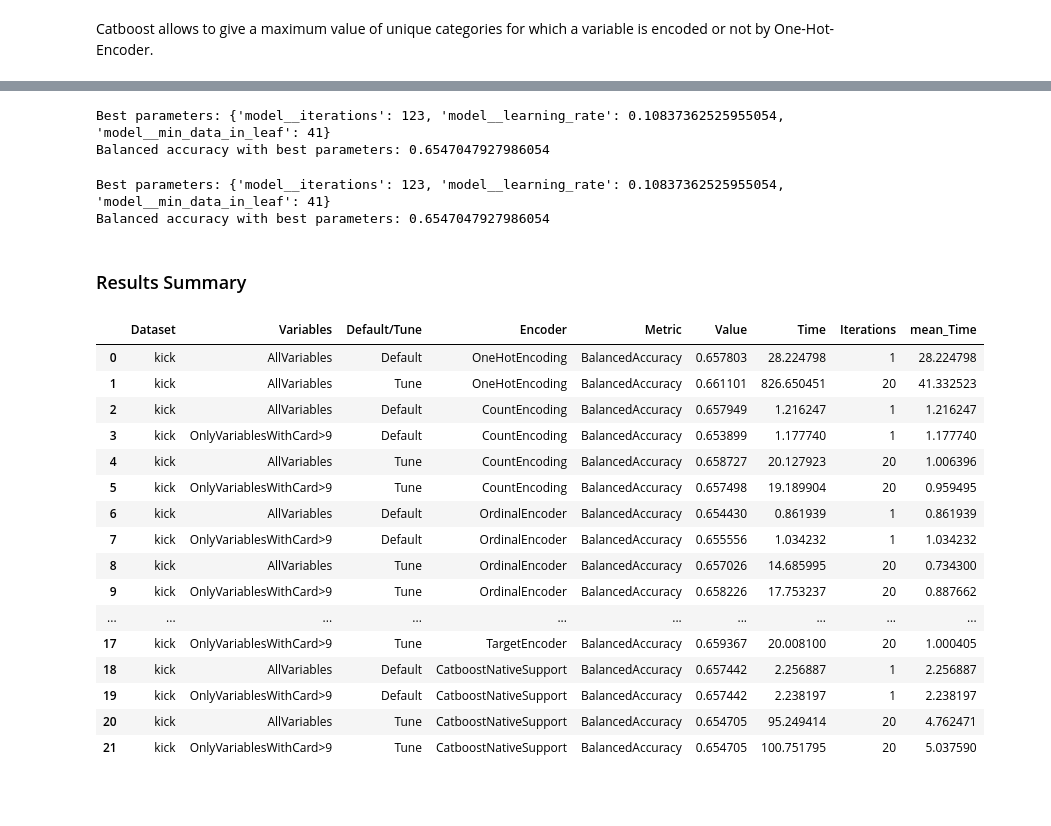
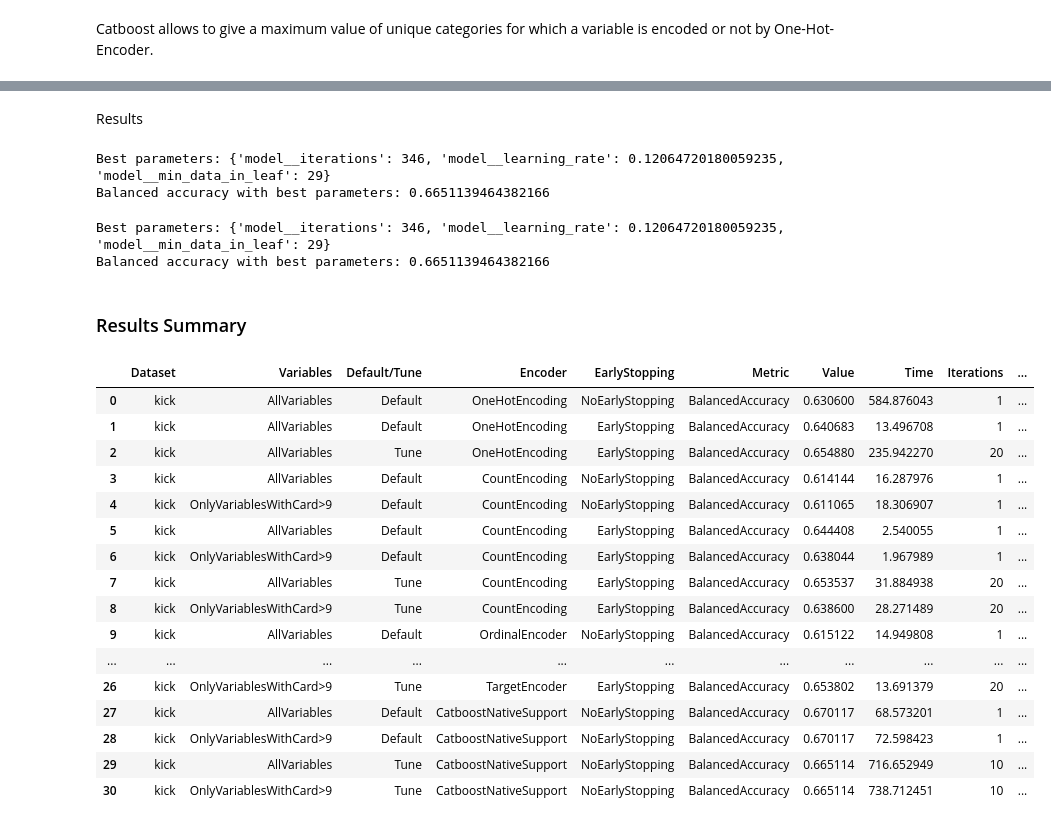
Before and after one commit to JaviNico99/MT-JNG, a Jupyter notebook: Notebooks/kick.ipynb, the cells around one changed output, grey strips where cells are left out. Drawn from its saved outputs; the diff is of its cells as text; code cells hidden in the pictures; blank space fills up the shorter version.

```diff
--- a/Notebooks/kick.ipynb
+++ b/Notebooks/kick.ipynb
@@ -1643,6 +2228,7 @@ print(f'Balanced accuracy with default parameters: {catboost_default_accuracy}')
 default_summary.append("Default")
 card_9_summary.append("AllVariables")
 encoder_summary.append("CatboostNativeSupport")
+early_stopping_summary.append("NoEarlyStopping")
 value_summary.append(catboost_default_accuracy)
 time_summary.append(catboost_default_time_taken)
 n_models_summary.append(1)
@@ -1658,6 +2244,7 @@ print(f'Balanced accuracy with default parameters: {catboost_default_accuracy9}'
 default_summary.append("Default")
 card_9_summary.append("OnlyVariablesWithCard>9")
 encoder_summary.append("CatboostNativeSupport")
+early_stopping_summary.append("NoEarlyStopping")
 value_summary.append(catboost_default_accuracy9)
 time_summary.append(catboost_default_time_taken9)
 n_models_summary.append(1)
@@ -1721,6 +2314,8 @@ RandomizedSearchCV(cv=StratifiedKFold(n_splits=3, random_state=1234, shuffle=Tru
                                         'model__learning_rate': <scipy.stats._distn_infrastructure.rv_continuous_frozen object at 0x...>,
                                         'model__min_data_in_leaf': <scipy.stats._distn_infrastructure.rv_discrete_frozen object at 0x...>},
                    random_state=1234, scoring='balanced_accuracy')
+# %% [markdown]
+Results
 # %%
 # Predict using the model with the best parameters
 y_catboost_tune_pred = catboost_tune.predict(X_test)
@@ -1737,12 +2332,13 @@ print(f'Balanced accuracy with best parameters: {catboost_tune_accuracy}')
 default_summary.append("Tune")
 card_9_summary.append("AllVariables")
 encoder_summary.append("CatboostNativeSupport")
+early_stopping_summary.append("NoEarlyStopping")
 value_summary.append(catboost_tune_accuracy)
 time_summary.append(catboost_tune_time_taken)
 n_models_summary.append(catboost_tune.n_iter)
 # %% [output]
-Best parameters: {'model__iterations': 123, 'model__learning_rate': 0.10837362525955054, 'model__min_data_in_leaf': 41}
-Balanced accuracy with best parameters: 0.6547047927986054
+Best parameters: {'model__iterations': 346, 'model__learning_rate': 0.12064720180059235, 'model__min_data_in_leaf': 29}
+Balanced accuracy with best parameters: 0.6651139464382166
 # %%
 # Predict using the model with the best parameters
 y_catboost_tune_pred9 = catboost_tune9.predict(X_test)
@@ -1759,42 +2355,44 @@ print(f'Balanced accuracy with best parameters: {catboost_tune_accuracy9}')
 default_summary.append("Tune")
 card_9_summary.append("OnlyVariablesWithCard>9")
 encoder_summary.append("CatboostNativeSupport")
+early_stopping_summary.append("NoEarlyStopping")
 value_summary.append(catboost_tune_accuracy9)
 time_summary.append(catboost_tune_time_taken9)
 n_models_summary.append(catboost_tune9.n_iter)
 # %% [output]
-Best parameters: {'model__iterations': 123, 'model__learning_rate': 0.10837362525955054, 'model__min_data_in_leaf': 41}
-Balanced accuracy with best parameters: 0.6547047927986054
+Best parameters: {'model__iterations': 346, 'model__learning_rate': 0.12064720180059235, 'model__min_data_in_leaf': 29}
+Balanced accuracy with best parameters: 0.6651139464382166
 # %% [markdown]
 ### Results Summary
 # %%
 results_summary = pd.DataFrame({"Dataset":"kick",
                                 "Variables":card_9_summary,
                                 "Default/Tune":default_summary,
                                 "Encoder":encoder_summary,
+                                "EarlyStopping":early_stopping_summary,
                                 "Metric":"BalancedAccuracy",
                                 "Value":value_summary,
                                 "Time":time_summary,
                                 "Iterations":n_models_summary})
 results_summary["mean_Time"] = (results_summary["Time"] / results_summary["Iterations"])
 results_summary
 # %% [output]
-|  | Dataset | Variables | Default/Tune | Encoder | Metric | Value | Time | Iterations | mean_Time |
-| 0 | kick | AllVariables | Default | OneHotEncoding | BalancedAccuracy | 0.657803 | 28.224798 | 1 | 28.224798 |
-| 1 | kick | AllVariables | Tune | OneHotEncoding | BalancedAccuracy | 0.661101 | 826.650451 | 20 | 41.332523 |
-| 2 | kick | AllVariables | Default | CountEncoding | BalancedAccuracy | 0.657949 | 1.216247 | 1 | 1.216247 |
-| 3 | kick | OnlyVariablesWithCard>9 | Default | CountEncoding | BalancedAccuracy | 0.653899 | 1.177740 | 1 | 1.177740 |
-| 4 | kick | AllVariables | Tune | CountEncoding | BalancedAccuracy | 0.658727 | 20.127923 | 20 | 1.006396 |
-| 5 | kick | OnlyVariablesWithCard>9 | Tune | CountEncoding | BalancedAccuracy | 0.657498 | 19.189904 | 20 | 0.959495 |
-| 6 | kick | AllVariables | Default | OrdinalEncoder | BalancedAccuracy | 0.654430 | 0.861939 | 1 | 0.861939 |
-| 7 | kick | OnlyVariablesWithCard>9 | Default | OrdinalEncoder | BalancedAccuracy | 0.655556 | 1.034232 | 1 | 1.034232 |
-| 8 | kick | AllVariables | Tune | OrdinalEncoder | BalancedAccuracy | 0.657026 | 14.685995 | 20 | 0.734300 |
-| 9 | kick | OnlyVariablesWithCard>9 | Tune | OrdinalEncoder | BalancedAccuracy | 0.658226 | 17.753237 | 20 | 0.887662 |
-| ... | ... | ... | ... | ... | ... | ... | ... | ... | ... |
-| 17 | kick | OnlyVariablesWithCard>9 | Tune | TargetEncoder | BalancedAccuracy | 0.659367 | 20.008100 | 20 | 1.000405 |
-| 18 | kick | AllVariables | Default | CatboostNativeSupport | BalancedAccuracy | 0.657442 | 2.256887 | 1 | 2.256887 |
-| 19 | kick | OnlyVariablesWithCard>9 | Default | CatboostNativeSupport | BalancedAccuracy | 0.657442 | 2.238197 | 1 | 2.238197 |
-| 20 | kick | AllVariables | Tune | CatboostNativeSupport | BalancedAccuracy | 0.654705 | 95.249414 | 20 | 4.762471 |
-| 21 | kick | OnlyVariablesWithCard>9 | Tune | CatboostNativeSupport | BalancedAccuracy | 0.654705 | 100.751795 | 20 | 5.037590 |
+|  | Dataset | Variables | Default/Tune | Encoder | EarlyStopping | Metric | Value | Time | Iterations | ... |
+| 0 | kick | AllVariables | Default | OneHotEncoding | NoEarlyStopping | BalancedAccuracy | 0.630600 | 584.876043 | 1 | ... |
+| 1 | kick | AllVariables | Default | OneHotEncoding | EarlyStopping | BalancedAccuracy | 0.640683 | 13.496708 | 1 | ... |
+| 2 | kick | AllVariables | Tune | OneHotEncoding | EarlyStopping | BalancedAccuracy | 0.654880 | 235.942270 | 20 | ... |
+| 3 | kick | AllVariables | Default | CountEncoding | NoEarlyStopping | BalancedAccuracy | 0.614144 | 16.287976 | 1 | ... |
+| 4 | kick | OnlyVariablesWithCard>9 | Default | CountEncoding | NoEarlyStopping | BalancedAccuracy | 0.611065 | 18.306907 | 1 | ... |
+| 5 | kick | AllVariables | Default | CountEncoding | EarlyStopping | BalancedAccuracy | 0.644408 | 2.540055 | 1 | ... |
+| 6 | kick | OnlyVariablesWithCard>9 | Default | CountEncoding | EarlyStopping | BalancedAccuracy | 0.638044 | 1.967989 | 1 | ... |
+| 7 | kick | AllVariables | Tune | CountEncoding | EarlyStopping | BalancedAccuracy | 0.653537 | 31.884938 | 20 | ... |
+| 8 | kick | OnlyVariablesWithCard>9 | Tune | CountEncoding | EarlyStopping | BalancedAccuracy | 0.638600 | 28.271489 | 20 | ... |
+| 9 | kick | AllVariables | Default | OrdinalEncoder | NoEarlyStopping | BalancedAccuracy | 0.615122 | 14.949808 | 1 | ... |
+| ... | ... | ... | ... | ... | ... | ... | ... | ... | ... | ... |
+| 26 | kick | OnlyVariablesWithCard>9 | Tune | TargetEncoder | EarlyStopping | BalancedAccuracy | 0.653802 | 13.691379 | 20 | ... |
+| 27 | kick | AllVariables | Default | CatboostNativeSupport | NoEarlyStopping | BalancedAccuracy | 0.670117 | 68.573201 | 1 | ... |
+| 28 | kick | OnlyVariablesWithCard>9 | Default | CatboostNativeSupport | NoEarlyStopping | BalancedAccuracy | 0.670117 | 72.598423 | 1 | ... |
+| 29 | kick | AllVariables | Tune | CatboostNativeSupport | NoEarlyStopping | BalancedAccuracy | 0.665114 | 716.652949 | 10 | ... |
+| 30 | kick | OnlyVariablesWithCard>9 | Tune | CatboostNativeSupport | NoEarlyStopping | BalancedAccuracy | 0.665114 | 738.712451 | 10 | ... |
 # %%
 results_summary.to_excel("kick_results.xlsx")
```
Also changed, not shown: parts of 150 cells of this notebook, 6 other files.
